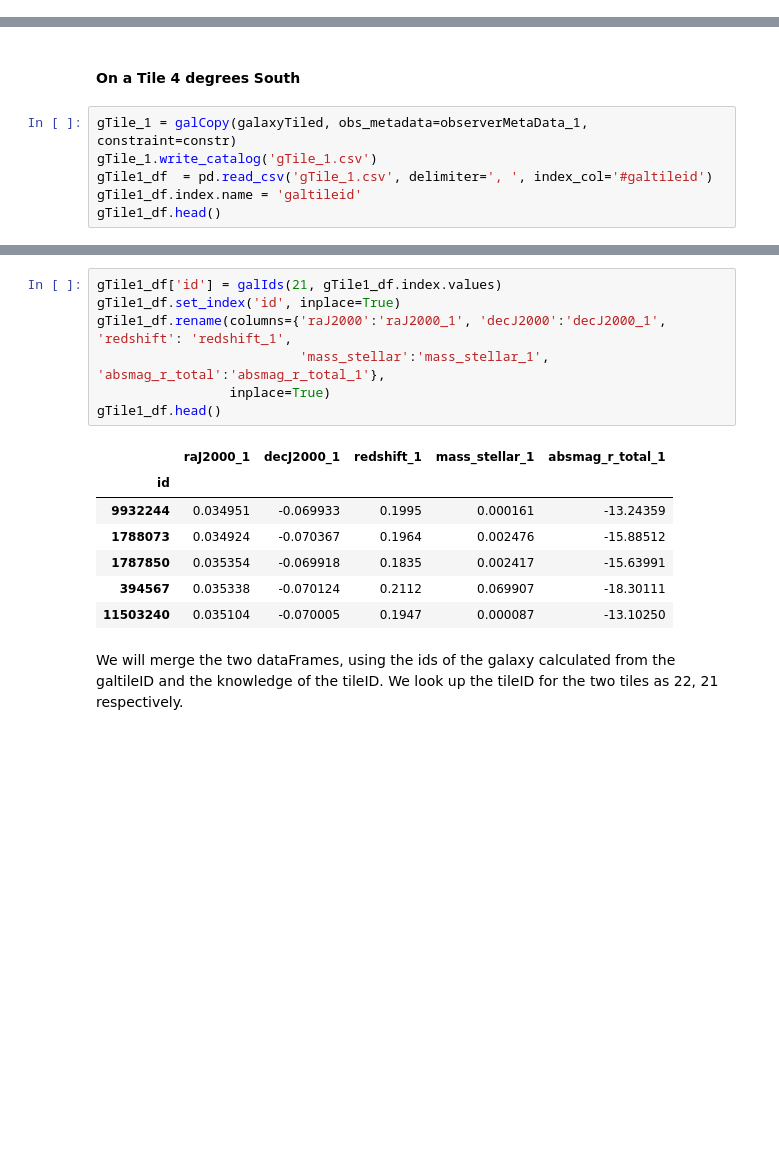
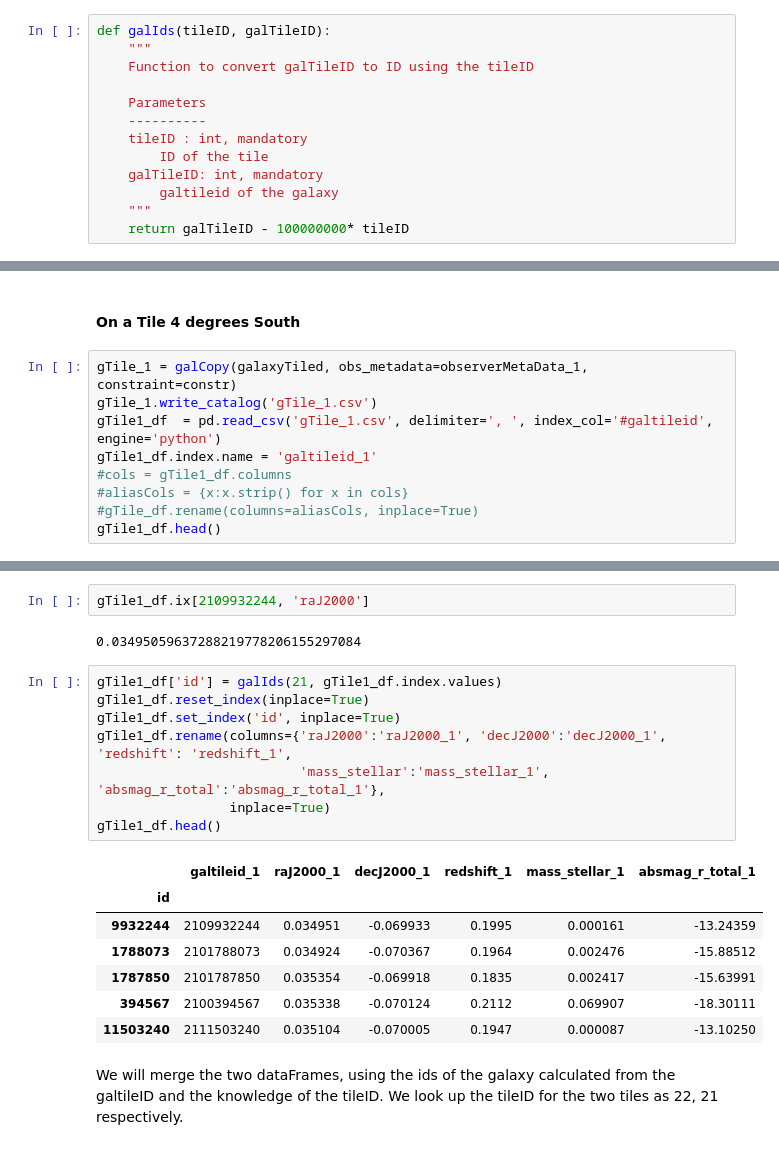
Before and after one commit to rbiswas4/BenchmarkInstanceCatalogs, a Jupyter notebook: examples/galaxyTiled_properties.ipynb, the cells around one changed output, grey strips where cells are left out. Saved outputs shown, nothing was run; the diff lists cells and outputs as text; blank space fills up the shorter version.

```diff
--- a/examples/galaxyTiled_properties.ipynb
+++ b/examples/galaxyTiled_properties.ipynb
@@ -49,3 +49,16 @@ def galIds(tileID, galTileID):
+# %%
+def galIds(tileID, galTileID):
+    """
+    Function to convert galTileID to ID using the tileID
+
+    Parameters
+    ----------
+    tileID : int, mandatory
+        ID of the tile
+    galTileID: int, mandatory
+        galtileid of the galaxy
+    """
+    return galTileID - 100000000* tileID
 # %%
 galaxyTiled = GalaxyTileObj()
 # %%
@@ -192,8 +201,11 @@ gBase_df.head()
 # %%
 gTile_1 = galCopy(galaxyTiled, obs_metadata=observerMetaData_1, constraint=constr)
 gTile_1.write_catalog('gTile_1.csv')
-gTile1_df  = pd.read_csv('gTile_1.csv', delimiter=', ', index_col='#galtileid')
-gTile1_df.index.name = 'galtileid'
+gTile1_df  = pd.read_csv('gTile_1.csv', delimiter=', ', index_col='#galtileid', engine='python')
+gTile1_df.index.name = 'galtileid_1'
+#cols = gTile1_df.columns
+#aliasCols = {x:x.strip() for x in cols}
+#gTile_df.rename(columns=aliasCols, inplace=True)
 gTile1_df.head()
 # %% [output]
 |  | raJ2000 | decJ2000 | redshift | mass_stellar | absmag_r_total |
@@ -206,18 +231,23 @@ gTile1_df.head()
+# %%
+gTile1_df.ix[2109932244, 'raJ2000']
+# %% [output]
+0.03495059637288219778206155297084
 # %%
 gTile1_df['id'] = galIds(21, gTile1_df.index.values)
+gTile1_df.reset_index(inplace=True)
 gTile1_df.set_index('id', inplace=True)
 gTile1_df.rename(columns={'raJ2000':'raJ2000_1', 'decJ2000':'decJ2000_1', 'redshift': 'redshift_1',
                           'mass_stellar':'mass_stellar_1', 'absmag_r_total':'absmag_r_total_1'},
                  inplace=True)
 gTile1_df.head()
 # %% [output]
-|  | raJ2000_1 | decJ2000_1 | redshift_1 | mass_stellar_1 | absmag_r_total_1 |
-| id |  |  |  |  |  |
-| 9932244 | 0.034951 | -0.069933 | 0.1995 | 0.000161 | -13.24359 |
-| 1788073 | 0.034924 | -0.070367 | 0.1964 | 0.002476 | -15.88512 |
-| 1787850 | 0.035354 | -0.069918 | 0.1835 | 0.002417 | -15.63991 |
-| 394567 | 0.035338 | -0.070124 | 0.2112 | 0.069907 | -18.30111 |
-| 11503240 | 0.035104 | -0.070005 | 0.1947 | 0.000087 | -13.10250 |
+|  | galtileid_1 | raJ2000_1 | decJ2000_1 | redshift_1 | mass_stellar_1 | absmag_r_total_1 |
+| id |  |  |  |  |  |  |
+| 9932244 | 2109932244 | 0.034951 | -0.069933 | 0.1995 | 0.000161 | -13.24359 |
+| 1788073 | 2101788073 | 0.034924 | -0.070367 | 0.1964 | 0.002476 | -15.88512 |
+| 1787850 | 2101787850 | 0.035354 | -0.069918 | 0.1835 | 0.002417 | -15.63991 |
+| 394567 | 2100394567 | 0.035338 | -0.070124 | 0.2112 | 0.069907 | -18.30111 |
+| 11503240 | 2111503240 | 0.035104 | -0.070005 | 0.1947 | 0.000087 | -13.10250 |
 # %% [markdown]
 We will merge the two dataFrames, using the ids of the galaxy calculated from the galtileID and the knowledge of the tileID. We look up the tileID for the two tiles as 22, 21 respectively.
 # %%
```
Also changed, not shown: parts of 50 cells of this notebook.
